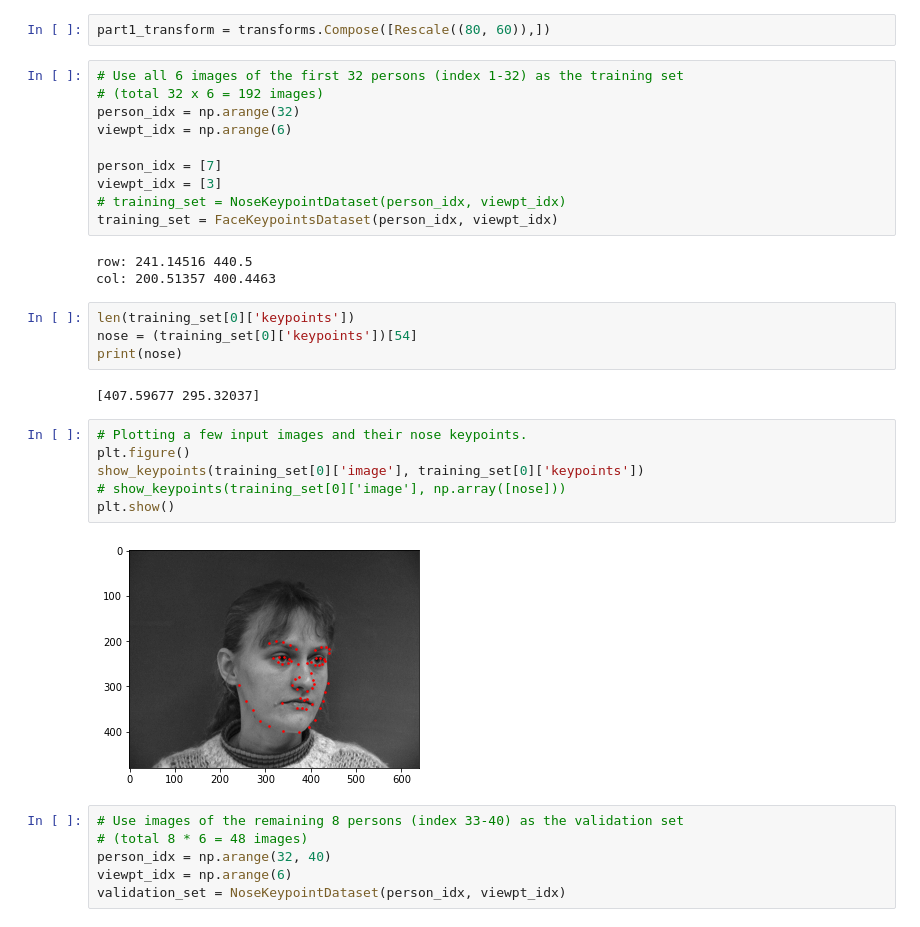
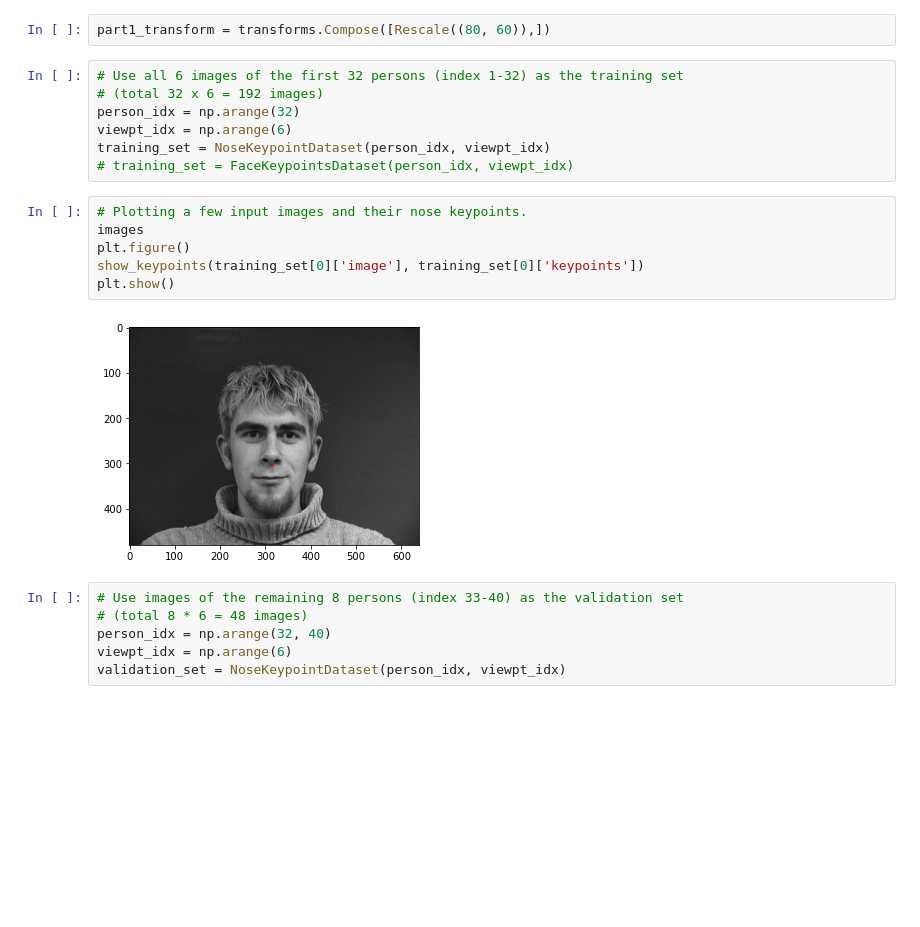
Before and after one commit to aprilsin/cs194-proj4, a Jupyter notebook: part1.ipynb, the cells around one changed output. Drawn from its saved outputs; the diff is of its cells as text; blank space fills up the shorter version.

```diff
--- a/part1.ipynb
+++ b/part1.ipynb
@@ -19,28 +19,16 @@ part1_transform = transforms.Compose([Rescale((80, 60)),])
 # (total 32 x 6 = 192 images)
 person_idx = np.arange(32)
 viewpt_idx = np.arange(6)
-
-person_idx = [7]
-viewpt_idx = [3]
-# training_set = NoseKeypointDataset(person_idx, viewpt_idx)
-training_set = FaceKeypointsDataset(person_idx, viewpt_idx)
+training_set = NoseKeypointDataset(person_idx, viewpt_idx)
+# training_set = FaceKeypointsDataset(person_idx, viewpt_idx)
-# %% [output]
-row: 241.14516 440.5
-col: 200.51357 400.4463
-# %%
-len(training_set[0]['keypoints'])
-nose = (training_set[0]['keypoints'])[54]
-print(nose)
-# %% [output]
-[407.59677 295.32037]
 # %%
 # Plotting a few input images and their nose keypoints.
+images
 plt.figure()
 show_keypoints(training_set[0]['image'], training_set[0]['keypoints'])
-# show_keypoints(training_set[0]['image'], np.array([nose]))
 plt.show()
 # %% [output]
-[figure, old version]
+[figure, new version]
 # %%
 # Use images of the remaining 8 persons (index 33-40) as the validation set
 # (total 8 * 6 = 48 images)
```
Also changed, not shown: 2 other files.
